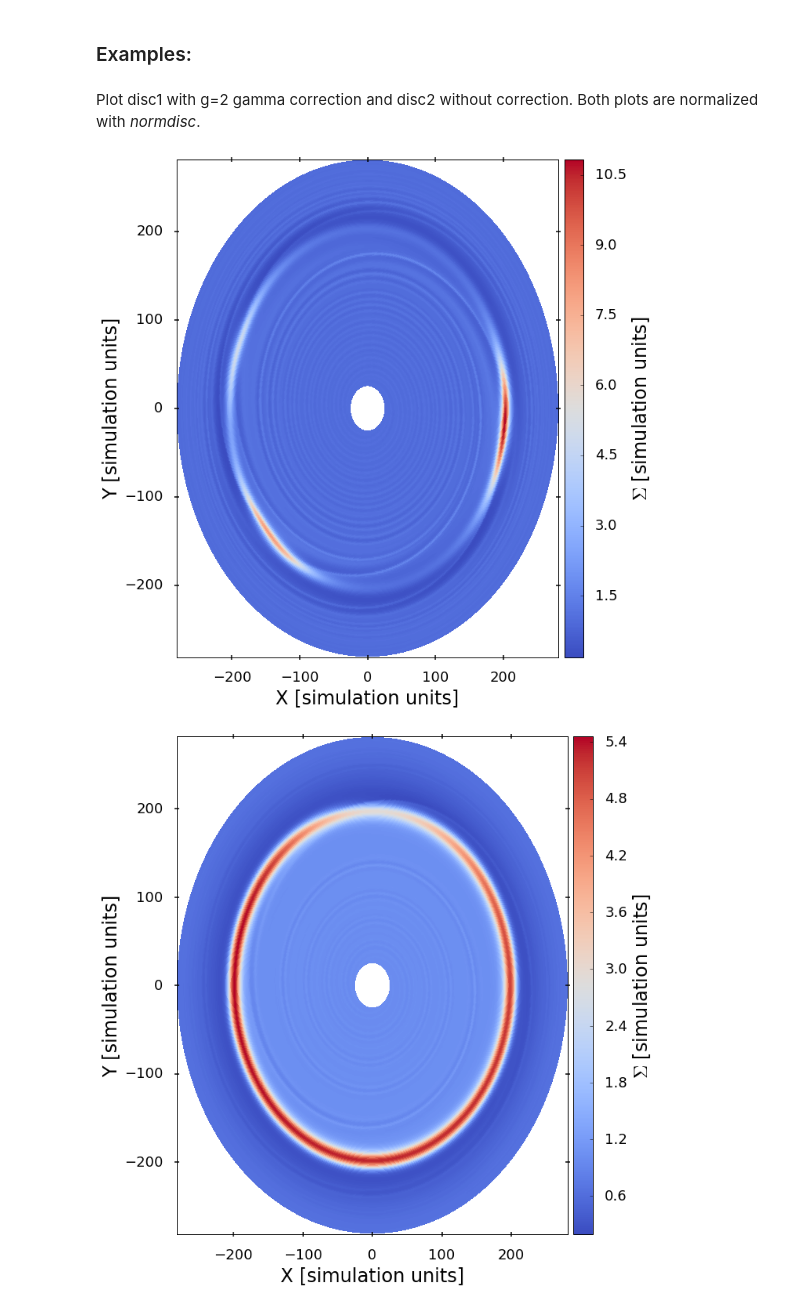
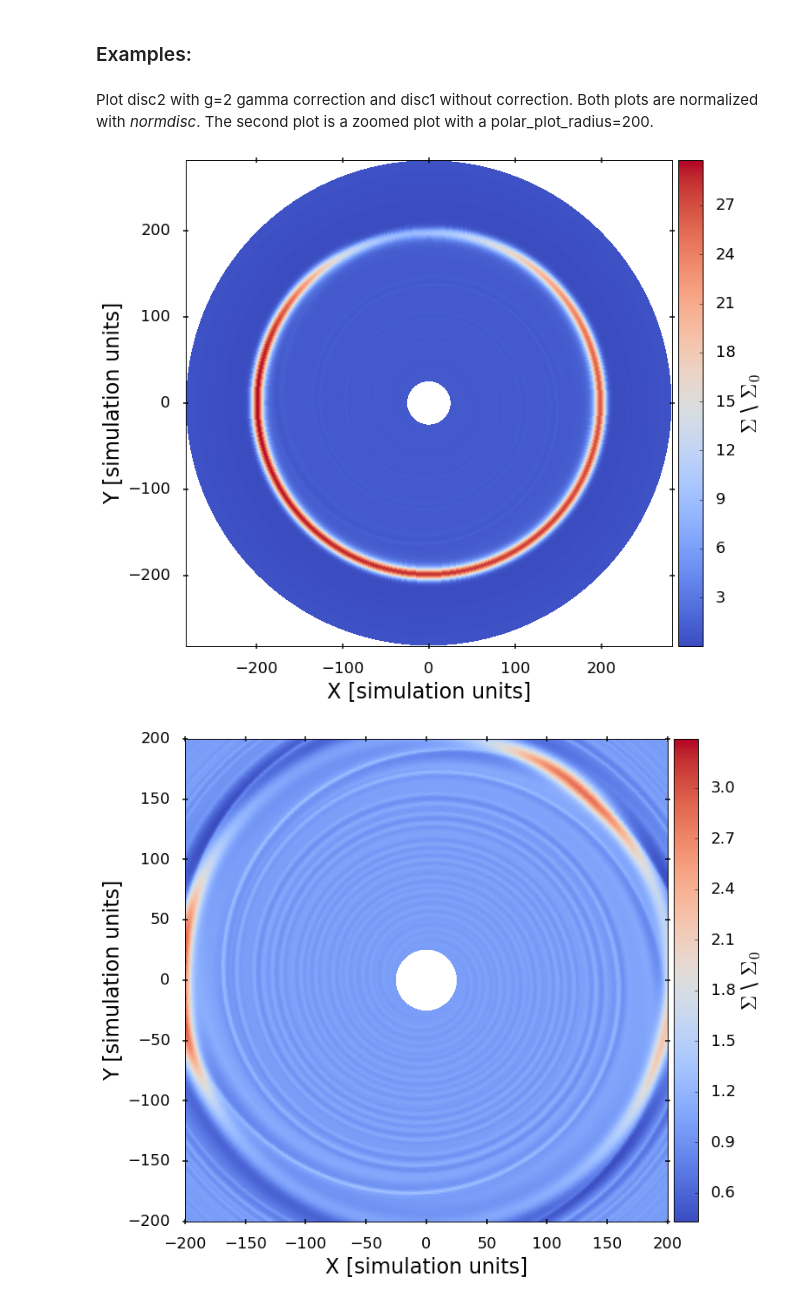
Before and after one commit to rstofi/protoplanetary_disk_imaging, a Jupyter notebook: disc_imaging.ipynb, the cells around one changed output. Saved outputs shown, nothing was run; the diff lists cells and outputs as text; code cells hidden in the pictures.

```diff
--- a/disc_imaging.ipynb
+++ b/disc_imaging.ipynb
@@ -76,14 +76,10 @@ __Parameters:__
 # %% [markdown]
 ### Examples:
 # %% [markdown]
-Plot disc1 with g=2 gamma correction and disc2 without correction. Both plots are normalized with _normdisc_.
+Plot disc2 with g=2 gamma correction and disc1 without correction. Both plots are normalized with _normdisc_. The second plot is a zoomed plot with a polar_plot_radius=200.
 # %%
-disc1.polar_plot(g=2,norm=normdisc);
-
-disc2.polar_plot(g=1,norm=normdisc);
-
-### save the plot ###
-disc2.polar_plot(output='polar_example_plot.pdf',g=1,norm=normdisc);
+disc2.polar_plot(g=2,norm=normdisc);
+disc1.polar_plot(g=1,norm=normdisc,polar_plot_radius=200);
 # %% [output]
-[figure, old version]
+[figure, new version]
-[figure, old version]
+[figure, new version]
```
Also changed, not shown: parts of 31 cells of this notebook, 2 other files.
